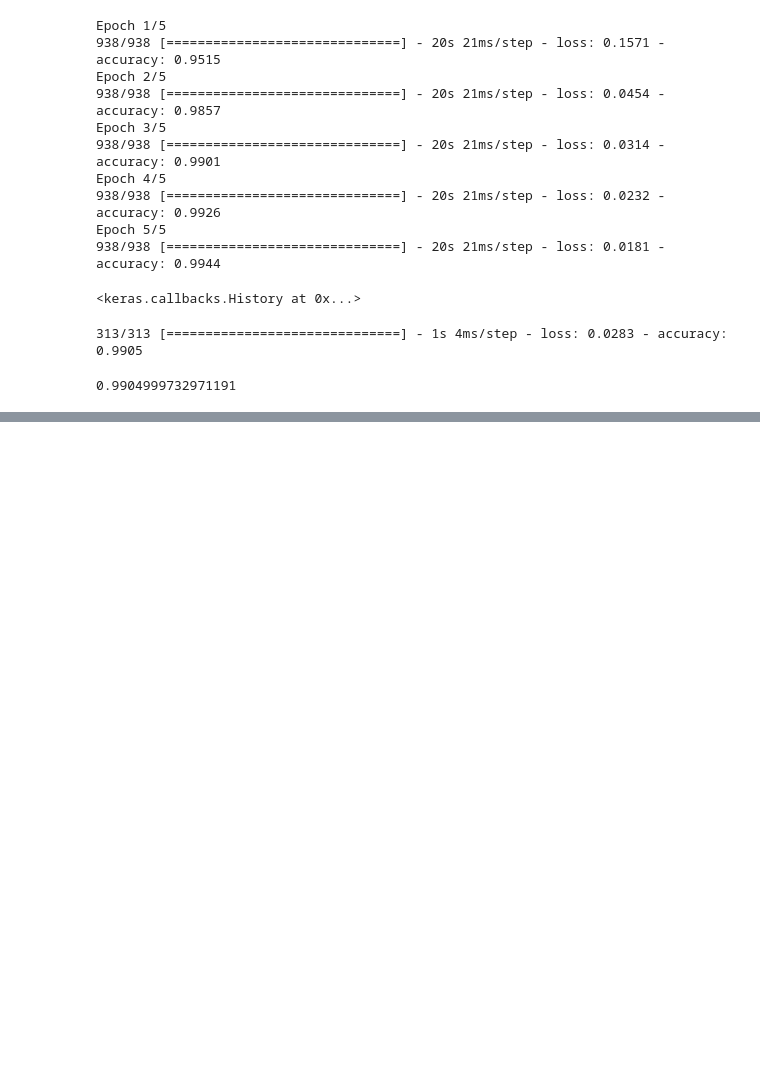
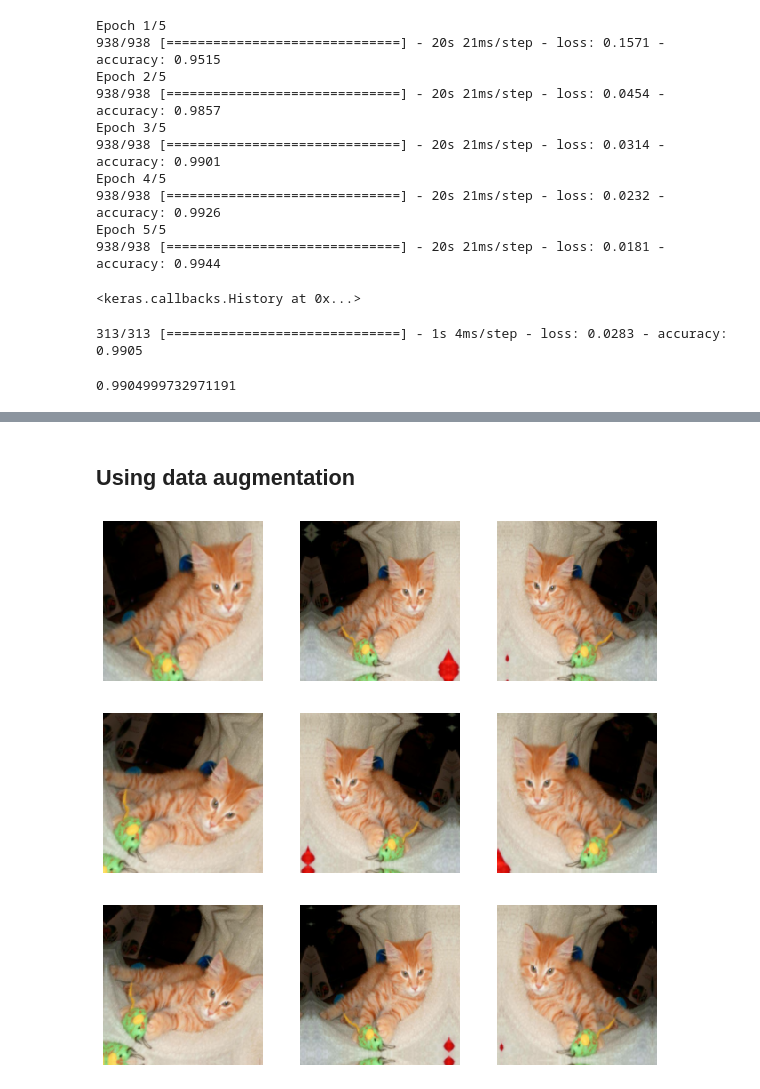
Before and after one commit to AlexeyMarg/ML_models, a Jupyter notebook: keras/7_CNN_vision.ipynb, the cells around one changed output, grey strips where cells are left out. Cells and saved outputs as stored; diff of their text form; code cells hidden in the pictures; blank space fills up the shorter version.

```diff
--- a/keras/7_CNN_vision.ipynb
+++ b/keras/7_CNN_vision.ipynb
@@ -66,0 +127,19 @@ test_acc
+# %%
+from tensorflow.keras.utils import image_dataset_from_directory
+
+train_dataset = image_dataset_from_directory(
+    new_base_dir / "train",
+    image_size=(180, 180),
+    batch_size=32
+    )
+
+validation_dataset = image_dataset_from_directory(
+    new_base_dir / "validation",
+    image_size=(180, 180),
+    batch_size=32)
+
+test_dataset = image_dataset_from_directory(
+    new_base_dir / "test",
+    image_size=(180, 180),
+    batch_size=32
+    )
@@ -66,0 +206,4 @@ test_acc
+# %%
+test_model = keras.models.load_model("convnet_from_scratch.keras")
+test_loss, test_acc = test_model.evaluate(test_dataset)
+print(f"Test accuracy: {test_acc:.3f}")
@@ -66,0 +213,20 @@ test_acc
+# %% [markdown]
+## Using data augmentation
+# %%
+data_augmentation = keras.Sequential(
+    [
+        layers.RandomFlip("horizontal"),
+        layers.RandomRotation(0.1),
+        layers.RandomZoom(0.2),
+    ]
+    )
+# %%
+plt.figure(figsize=(10, 10))
+for images, _ in train_dataset.take(1):
+    for i in range(9):
+        augmented_images = data_augmentation(images)
+        ax = plt.subplot(3, 3, i + 1)
+        plt.imshow(augmented_images[0].numpy().astype("uint8"))
+        plt.axis("off")
+# %% [output]
+[figure, added]
```
Also changed, not shown: parts of 30 cells of this notebook, 6 other files.
